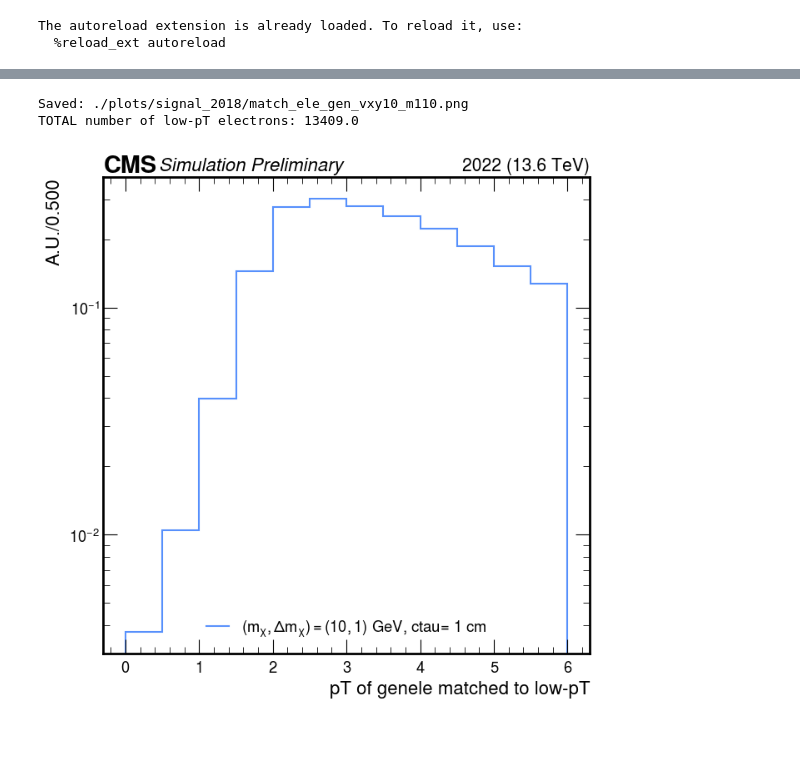
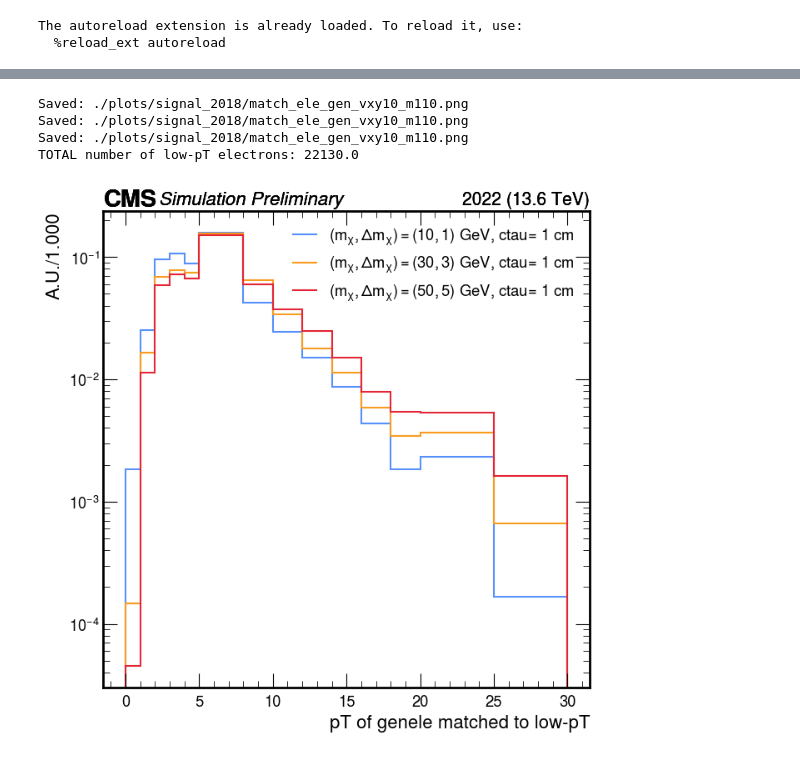
Before and after one commit to cms-idm/IDM, a Jupyter notebook: python_analysis/exampleNotebooks/EREvspT_noxclean.ipynb, the cells around one changed output, grey strips where cells are left out. Saved outputs shown, nothing was run; the diff lists cells and outputs as text; code cells hidden in the pictures.

Commit message:
Added two additional cuts to match the AN

```diff
--- a/python_analysis/exampleNotebooks/EREvspT_noxclean.ipynb
+++ b/python_analysis/exampleNotebooks/EREvspT_noxclean.ipynb
@@ -22,7 +22,7 @@ import utils
 The autoreload extension is already loaded. To reload it, use:
   %reload_ext autoreload
 # %%
-f_sig = "../coffea/UpdatedNOxclean_2022/ERE_Updatednoxclean.coffea"
+f_sig = "../coffea/UpdatedNOxclean_2022/ERE_removedxclean_ANmatch.coffea"
 
 #Nested Dictionary:
 sig_histo = util.load(f_sig) [0]
@@ -100,7 +108,7 @@ fig, ax = plt.subplots(figsize=(7,7))
 
 
 
-plot_dict = {'variable': 'match_ele_gen_pt', 'cut': 'cut0', 'year': 2022}
+plot_dict = {'variable': 'match_ele_gen_pt', 'cut': 'cut3', 'year': 2022}
 
 style_dict = {
     'fig': fig,
@@ -116,37 +124,39 @@ style_dict = {
     'ylabel': None,   # if None, the default will show up; otherwise give as a string, i.e. 'Efficiency'
     'label': None  ,    # if None, the default will show up; otherwise give as a string, i.e. 'Highest ctau signal samples'
     'flow': None,     # overflow
     'doSave': True,
     'outDir': './plots/signal_2018',
     'outName': f'match_ele_gen_vxy10_m110.png'
 }
 m1=10
-# m1s = [10,30,50]
+m1s = [10,30,50]
 delta = 0.1
 ctau = 10
 
 results = [
     ptools.plot_signal_1D_match(
         sig_histo, m1, delta, ctau,
         plot_dict, style_dict,
         match_type='L', passID=1
     )
-    # for m1 in m1s
+    for m1 in m1s
 ]
 
 counts, edges = zip(*results)
 
 counts_num = np.array(counts)     # shape: (n_m1, n_bins)
 edges_num  = np.array(edges)      # shape: (n_m1, n_edges)
 
 bins_x_num = (edges_num[:, :-1] + edges_num[:, 1:])*(0.5)
 
 total_num = np.sum(counts_num)
 print ("TOTAL number of low-pT electrons:", total_num)
 # %% [output]
 Saved: ./plots/signal_2018/match_ele_gen_vxy10_m110.png
-TOTAL number of low-pT electrons: 13409.0
+Saved: ./plots/signal_2018/match_ele_gen_vxy10_m110.png
+Saved: ./plots/signal_2018/match_ele_gen_vxy10_m110.png
+TOTAL number of low-pT electrons: 22130.0
-[figure, old version]
+[figure, new version]
 # %%
 def eff_determine_unc(n, d):
     eff = np.divide(n, d)
```
Also changed, not shown: parts of 3 cells of this notebook, 3 other files.
